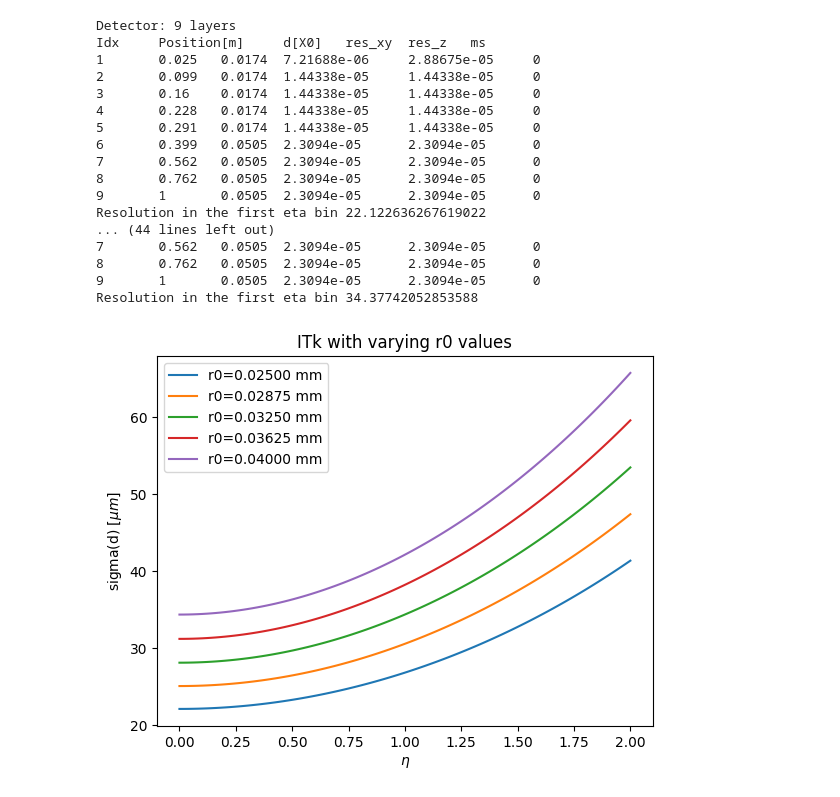
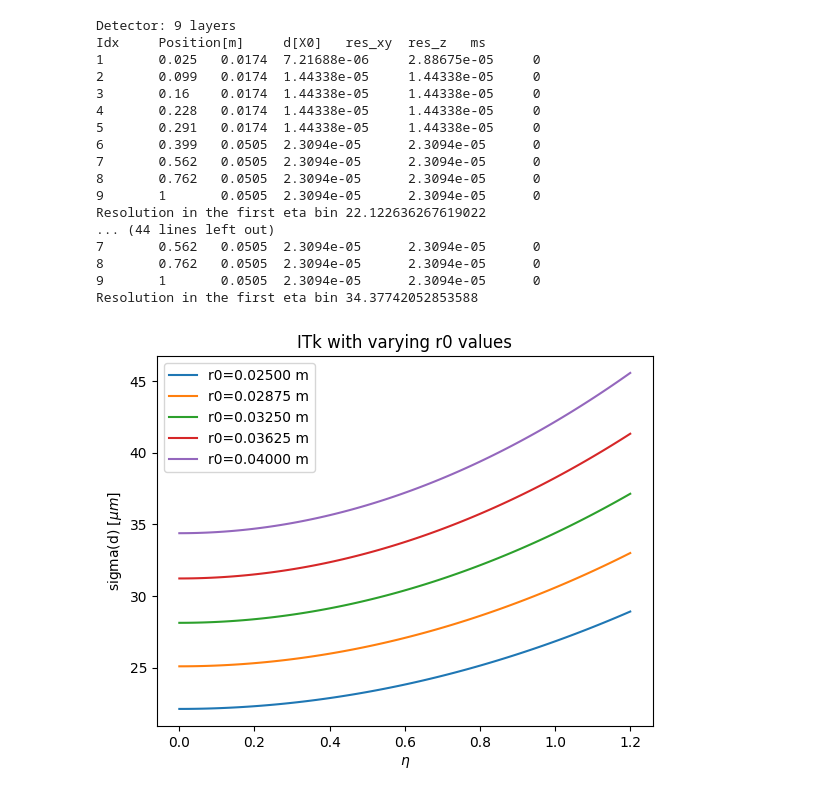
Before and after one commit to szaozerska/TrackingResolution-ITk, a Jupyter notebook: compareITks.ipynb, the cells around one changed output. Cells and saved outputs as stored; diff of their text form; code cells hidden in the pictures.

```diff
--- a/compareITks.ipynb
+++ b/compareITks.ipynb
@@ -4,26 +4,26 @@ from ITk import ITk_adjust_r0
 # %%
 r0_values = np.linspace(0.025, 0.040, 5)  # Different values of r0 to test; can be rewritten with arange if needed
 for r0 in r0_values:
     itk = ITk_adjust_r0(r0)
     print(itk)
-    plot_fixedp(itk, 'sigma(d)', B=2, p=2, input_mode='detector', label='r0={:.5f} mm'.format(r0), eta_max=2.0)
+    plot_fixedp(itk, 'sigma(d)', B=2, p=2, input_mode='detector', label='r0={:.5f} m'.format(r0), eta_max=1.2)
     plt.title("ITk with varying r0 values")
 # %% [output]
 Detector: 9 layers
 Idx     Position[m]     d[X0]   res_xy  res_z   ms
 1       0.025   0.0174  7.21688e-06     2.88675e-05     0
 2       0.099   0.0174  1.44338e-05     1.44338e-05     0
 3       0.16    0.0174  1.44338e-05     1.44338e-05     0
 4       0.228   0.0174  1.44338e-05     1.44338e-05     0
 5       0.291   0.0174  1.44338e-05     1.44338e-05     0
 6       0.399   0.0505  2.3094e-05      2.3094e-05      0
 7       0.562   0.0505  2.3094e-05      2.3094e-05      0
 8       0.762   0.0505  2.3094e-05      2.3094e-05      0
 9       1       0.0505  2.3094e-05      2.3094e-05      0
 Resolution in the first eta bin 22.122636267619022
 ... (44 lines left out)
 7       0.562   0.0505  2.3094e-05      2.3094e-05      0
 8       0.762   0.0505  2.3094e-05      2.3094e-05      0
 9       1       0.0505  2.3094e-05      2.3094e-05      0
 Resolution in the first eta bin 34.37742052853588
-[figure, old version]
+[figure, new version]
```
Also changed, not shown: 6 other files.
